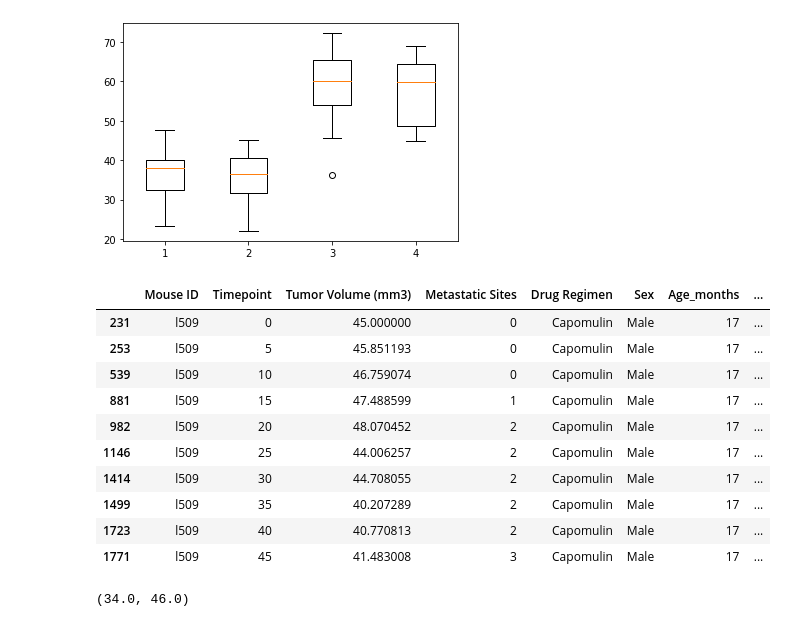
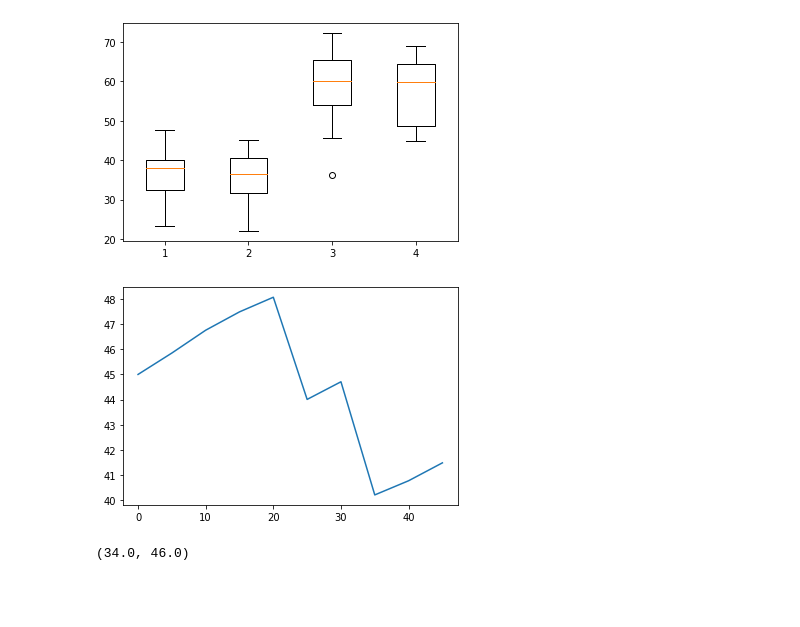
Before and after one commit to jeosqueri/Tumor-Treatment-Analysis, a Jupyter notebook: Pymaceuticals.ipynb, the cells around one changed output. Cells and saved outputs as stored; diff of their text form; code cells hidden in the pictures; blank space fills up the shorter version.

Commit message:
generated line graph

```diff
--- a/Pymaceuticals.ipynb
+++ b/Pymaceuticals.ipynb
@@ -329,24 +329,14 @@ plt.show()
 # %%
 # Generate a line plot of time point versus tumor volume for a mouse treated with Capomulin
 cap_mouse = merge_df.loc[merge_df['Mouse ID'] == "l509", :]
 cap_mouse
 
 x_axis = cap_mouse['Timepoint']
 tumor_data = cap_mouse['Tumor Volume (mm3)']
 
-tumor_by_time
+tumor_by_time = plt.plot(x_axis, tumor_data)
 # %% [output]
-|  | Mouse ID | Timepoint | Tumor Volume (mm3) | Metastatic Sites | Drug Regimen | Sex | Age_months | ... |
-| 231 | l509 | 0 | 45.000000 | 0 | Capomulin | Male | 17 | ... |
-| 253 | l509 | 5 | 45.851193 | 0 | Capomulin | Male | 17 | ... |
-| 539 | l509 | 10 | 46.759074 | 0 | Capomulin | Male | 17 | ... |
-| 881 | l509 | 15 | 47.488599 | 1 | Capomulin | Male | 17 | ... |
-| 982 | l509 | 20 | 48.070452 | 2 | Capomulin | Male | 17 | ... |
-| 1146 | l509 | 25 | 44.006257 | 2 | Capomulin | Male | 17 | ... |
-| 1414 | l509 | 30 | 44.708055 | 2 | Capomulin | Male | 17 | ... |
-| 1499 | l509 | 35 | 40.207289 | 2 | Capomulin | Male | 17 | ... |
-| 1723 | l509 | 40 | 40.770813 | 2 | Capomulin | Male | 17 | ... |
-| 1771 | l509 | 45 | 41.483008 | 3 | Capomulin | Male | 17 | ... |
+[figure, added]
 # %%
 # Generate a scatter plot of mouse weight versus average tumor volume for the Capomulin regimen
 cap_treatment_df = merge_df[merge_df['Drug Regimen']=='Capomulin']
```
